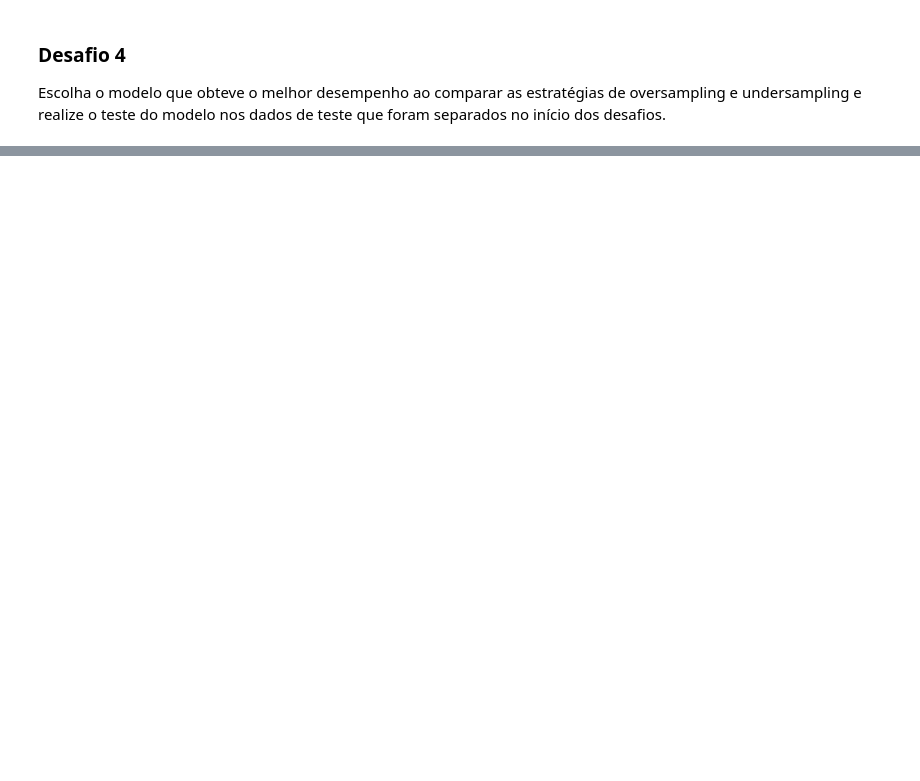
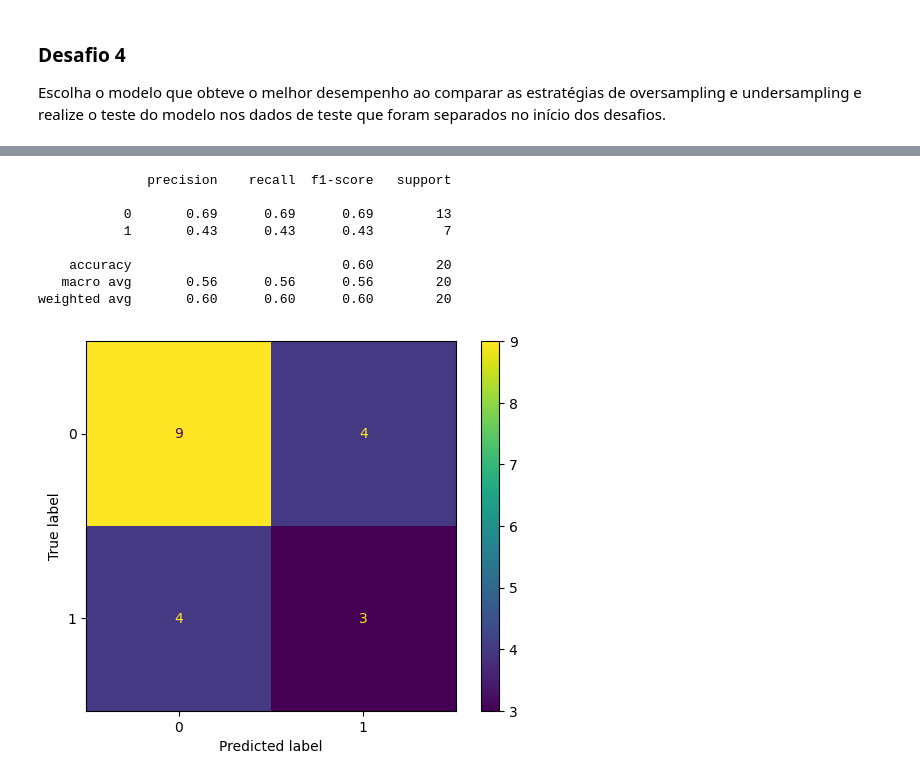
Before and after one commit to mauricioaalmeida/ONE-ML, a Jupyter notebook: Desafio_Diabetes.ipynb, the cells around one changed output, grey strips where cells are left out. Cells and saved outputs as stored; diff of their text form; code cells hidden in the pictures; blank space fills up the shorter version.

```diff
--- a/Desafio_Diabetes.ipynb
+++ b/Desafio_Diabetes.ipynb
@@ -337,0 +457,22 @@ Escolha o modelo que obteve o melhor desempenho ao comparar as estratégias de o
+# %%
+undersample = NearMiss(version=3)
+x_bal, y_bal = undersample.fit_resample(x,y)
+
+modelo_rf = RandomForestClassifier(max_depth = 10)
+
+modelo_rf.fit(x_bal, y_bal)
+y_previsto = modelo_rf.predict(x_test)
+
+print(classification_report(y_test, y_previsto))
+
+ConfusionMatrixDisplay.from_predictions(y_test, y_previsto);
+# %% [output]
+              precision    recall  f1-score   support
+
+           0       0.69      0.69      0.69        13
+           1       0.43      0.43      0.43         7
+
+    accuracy                           0.60        20
+   macro avg       0.56      0.56      0.56        20
+weighted avg       0.60      0.60      0.60        20
+[figure, added]
```
Also changed, not shown: parts of 30 cells of this notebook.
